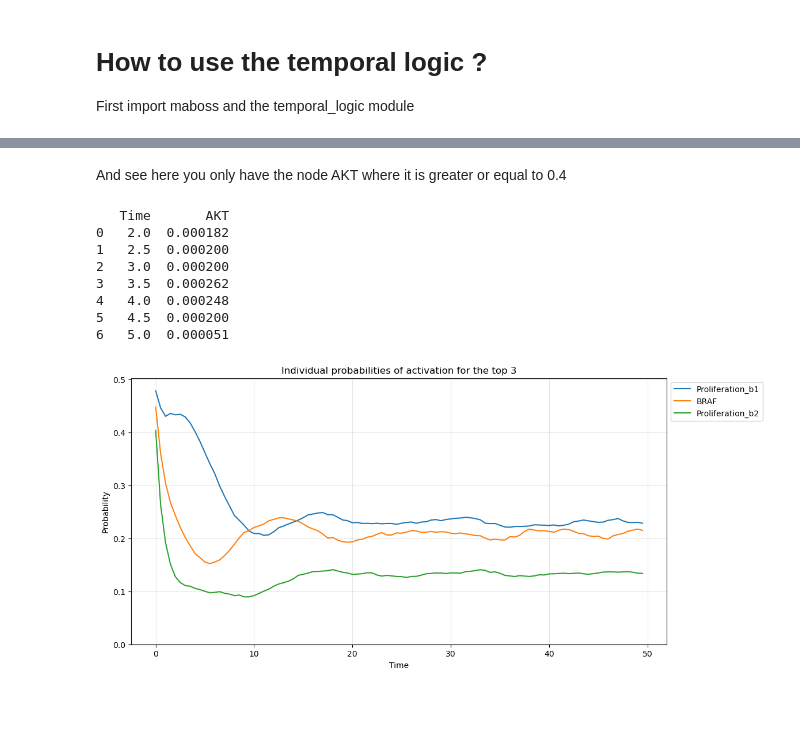
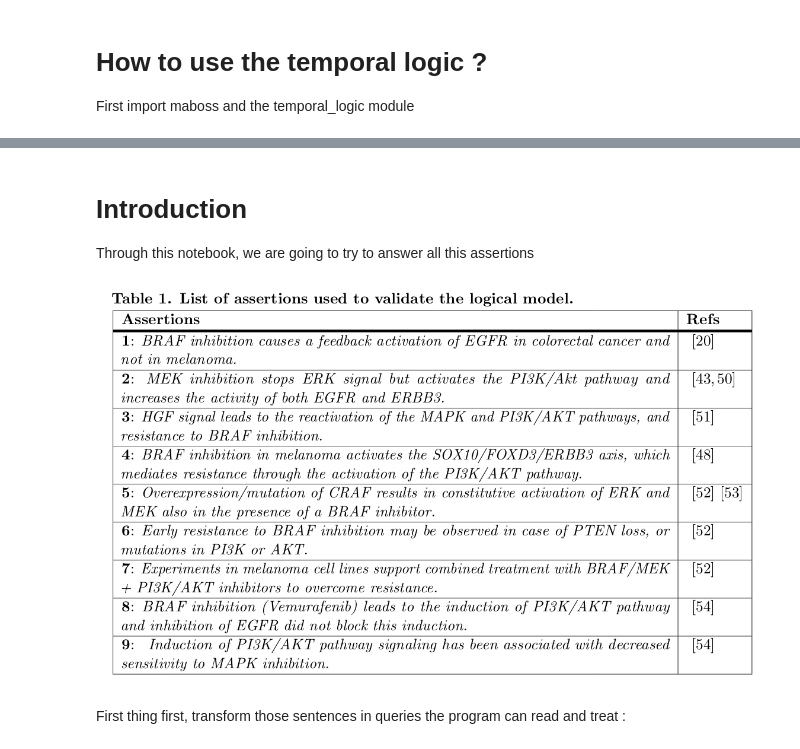
Before and after one commit to colomoto/pyMaBoSS, a Jupyter notebook: notebook/Tuto Temporal Logic.ipynb, the cells around one changed output, grey strips where cells are left out. Drawn from its saved outputs; the diff is of its cells as text; code cells hidden in the pictures; blank space fills up the shorter version.

```diff
--- a/notebook/Tuto Temporal Logic.ipynb
+++ b/notebook/Tuto Temporal Logic.ipynb
@@ -65,18 +14,10 @@ print(results[0]) #for the first query
-# %% [markdown]
-And see here you only have the node AKT where it is greater or equal to 0.4
-# %%
-print(results[1]) #the second query
-# %% [output]
-   Time       AKT
-0   2.0  0.000182
-1   2.5  0.000200
-2   3.0  0.000200
-3   3.5  0.000262
-4   4.0  0.000248
-5   4.5  0.000200
-6   5.0  0.000051
-# %%
-from maboss.temporal_logic import visualiser
-results[2].viz.evolution_over_time(top=3)
-# %% [output]
-[figure, removed]
+# %% [markdown]
+# Introduction
+Through this notebook, we are going to try to answer all this assertions
+# %%
+from IPython.display import Image
+Image("assertion_table.png")
+# %% [output]
+[figure, added]
+# %% [markdown]
+First thing first, transform those sentences in queries the program can read and treat :
```
Also changed, not shown: parts of 15 cells of this notebook, 14 other files.
